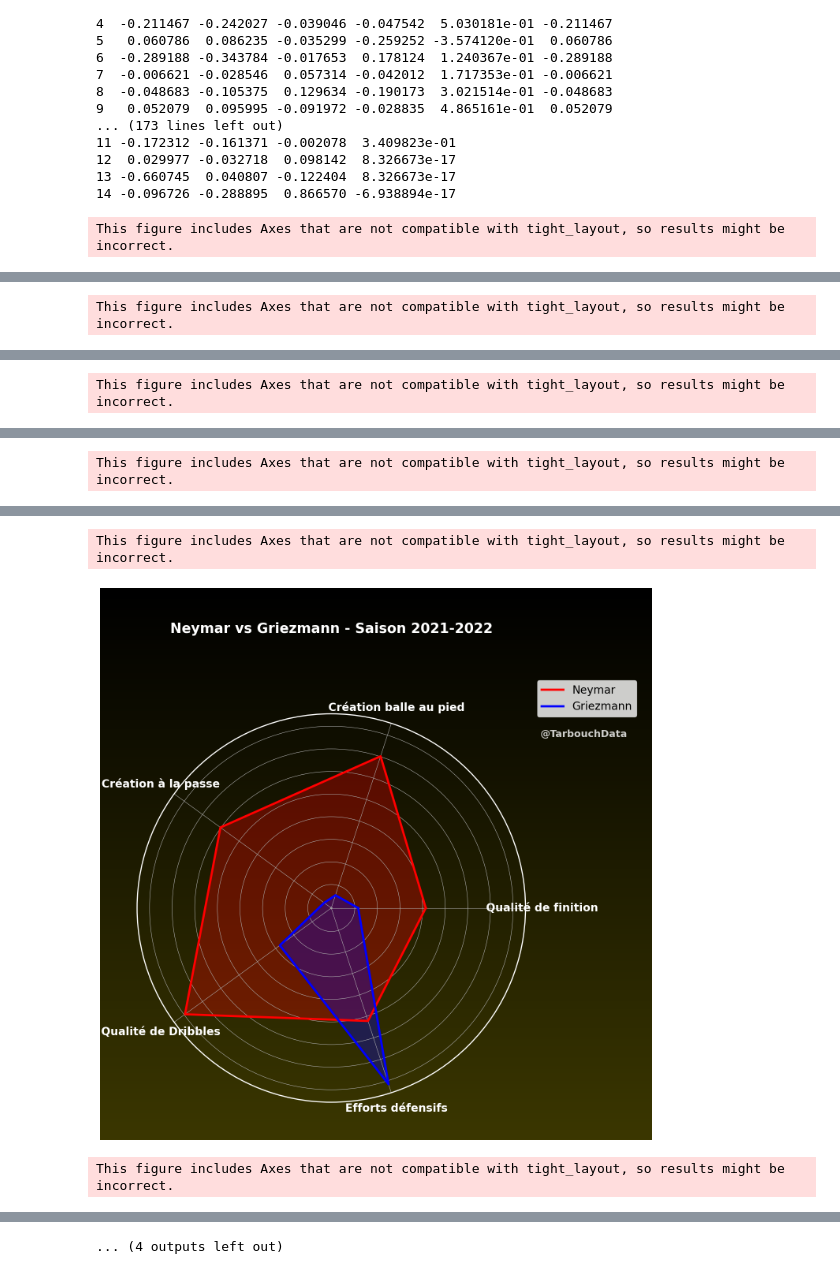
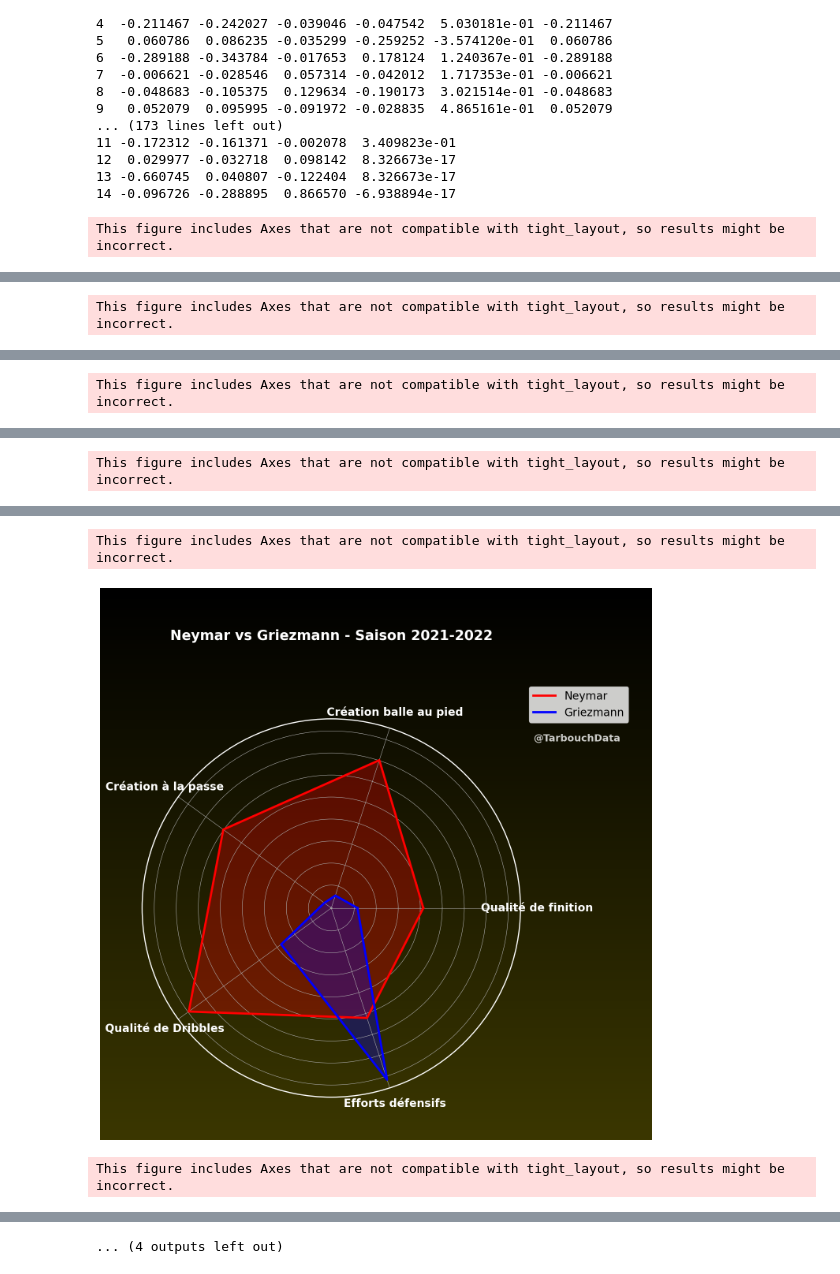
Before and after one commit to amineitji/clustering_football_player, a Jupyter notebook: src/notebook/career_players.ipynb, the cells around one changed output, grey strips where cells are left out. Saved outputs shown, nothing was run; the diff lists cells and outputs as text; code cells hidden in the pictures.

```diff
--- a/src/notebook/career_players.ipynb
+++ b/src/notebook/career_players.ipynb
@@ -778,7 +778,7 @@ def create_styled_radar_chart(data, categories, saison, category_labels, color1=
     plt.setp(legend.get_texts(), color='black')
 
     # Afficher le graphique
-    plt.tight_layout(pad=1)
+    plt.tight_layout(pad=2)
     plt.show()
 
 
@@ -807,3 +807,3 @@ This figure includes Axes that are not compatible with tight_layout, so results
 This figure includes Axes that are not compatible with tight_layout, so results might be incorrect.
-[figure, old version]
+[figure, new version]
 This figure includes Axes that are not compatible with tight_layout, so results might be incorrect.
```
Also changed, not shown: parts of 1 cell of this notebook, 15 other files.
